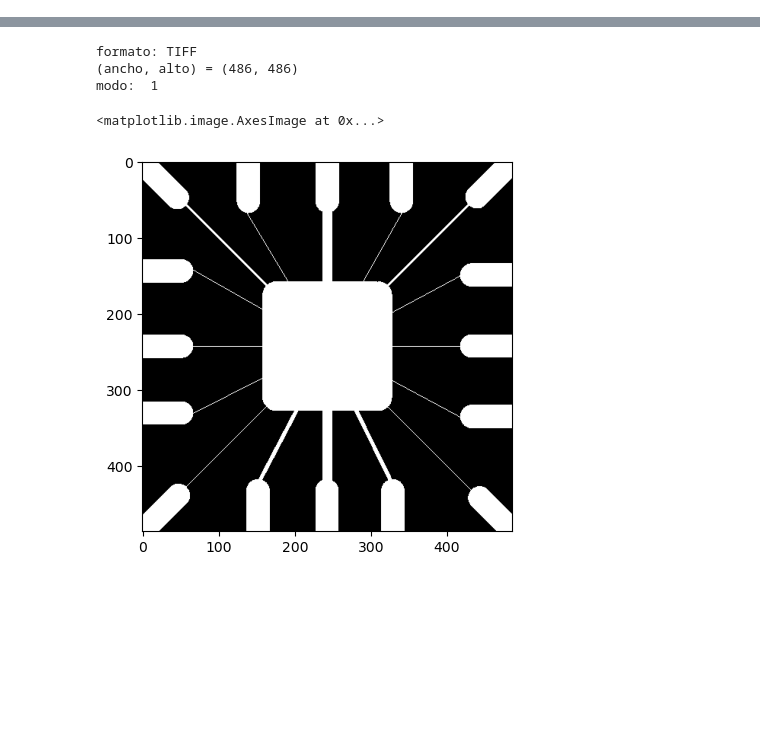
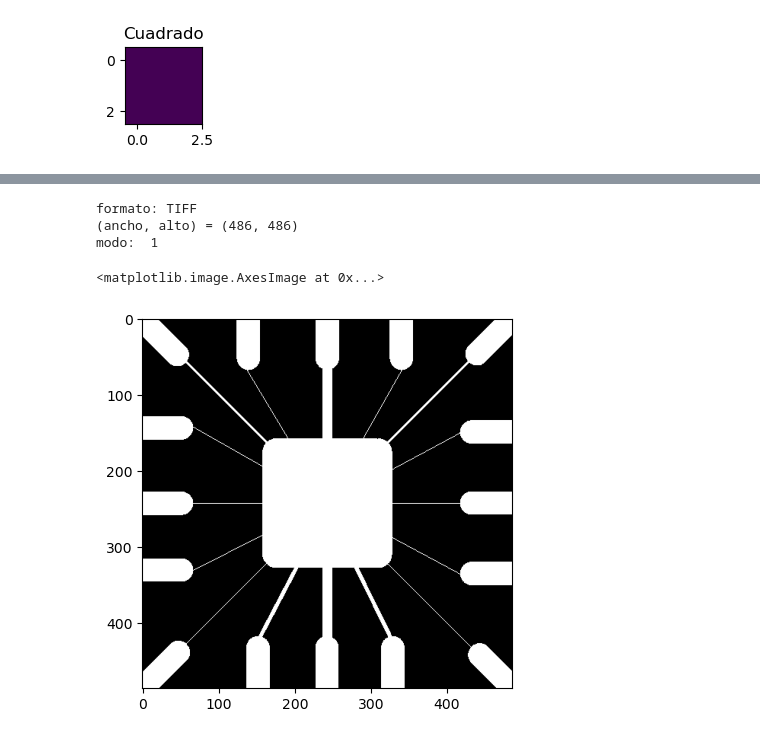
Before and after one commit to ULPGC-GTMA/ULPGC-TIV, a Jupyter notebook: Morfología.ipynb, the cells around one changed output, grey strips where cells are left out. Saved outputs shown, nothing was run; the diff lists cells and outputs as text; code cells hidden in the pictures; blank space fills up the shorter version.

```diff
--- a/Morfología.ipynb
+++ b/Morfología.ipynb
@@ -8,0 +86,7 @@ from skimage.morphology import binary_erosion, binary_dilation, binary_opening,
+# %%
+plt.figure(figsize=(1,1))
+plt.imshow(square(3))
+plt.title('Cuadrado');
+# Ojo, se invierten colores en representación
+# %% [output]
+[figure, added]
```
Also changed, not shown: parts of 54 cells of this notebook, 1 other file.
